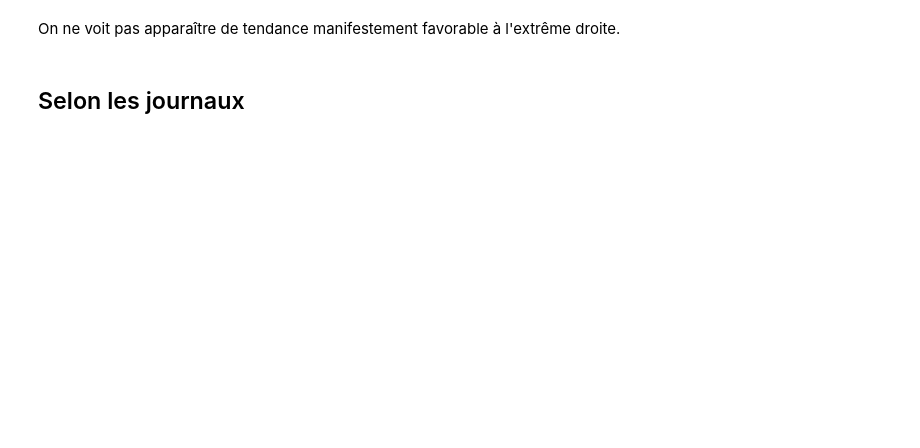
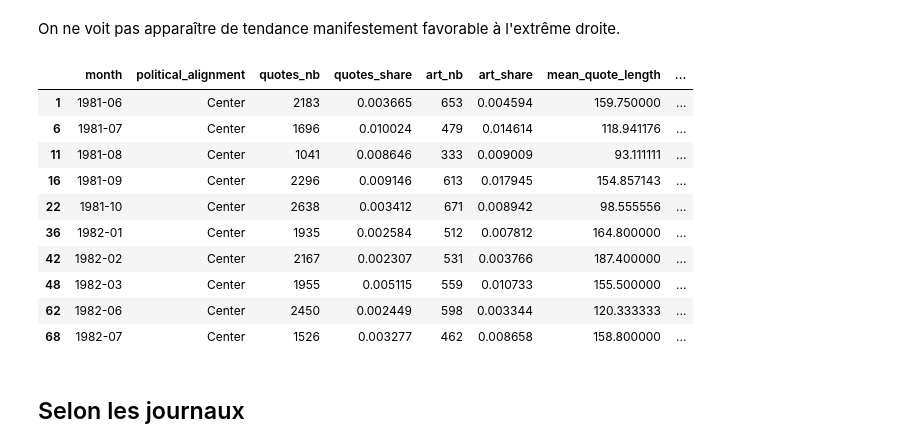
Before and after one commit to MaelDieudonne/ENSAE-Y3-Internship, a Jupyter notebook: model_2.ipynb, the cells around one changed output. Cells and saved outputs as stored; diff of their text form; code cells hidden in the pictures; blank space fills up the shorter version.

```diff
--- a/model_2.ipynb
+++ b/model_2.ipynb
@@ -300,5 +441,19 @@ plt.show()
 # %% [markdown]
 On ne voit pas apparaître de tendance manifestement favorable à l'extrême droite.
+# %%
+model_data_no_journal[model_data_no_journal['political_alignment'] == 'Center'].head(n=10)
+# %% [output]
+|  | month | political_alignment | quotes_nb | quotes_share | art_nb | art_share | mean_quote_length | ... |
+| 1 | 1981-06 | Center | 2183 | 0.003665 | 653 | 0.004594 | 159.750000 | ... |
+| 6 | 1981-07 | Center | 1696 | 0.010024 | 479 | 0.014614 | 118.941176 | ... |
+| 11 | 1981-08 | Center | 1041 | 0.008646 | 333 | 0.009009 | 93.111111 | ... |
+| 16 | 1981-09 | Center | 2296 | 0.009146 | 613 | 0.017945 | 154.857143 | ... |
+| 22 | 1981-10 | Center | 2638 | 0.003412 | 671 | 0.008942 | 98.555556 | ... |
+| 36 | 1982-01 | Center | 1935 | 0.002584 | 512 | 0.007812 | 164.800000 | ... |
+| 42 | 1982-02 | Center | 2167 | 0.002307 | 531 | 0.003766 | 187.400000 | ... |
+| 48 | 1982-03 | Center | 1955 | 0.005115 | 559 | 0.010733 | 155.500000 | ... |
+| 62 | 1982-06 | Center | 2450 | 0.002449 | 598 | 0.003344 | 120.333333 | ... |
+| 68 | 1982-07 | Center | 1526 | 0.003277 | 462 | 0.008658 | 158.800000 | ... |
 # %% [markdown]
 ## Selon les journaux
 # %%
```
Also changed, not shown: parts of 26 cells of this notebook, 8 other files.
